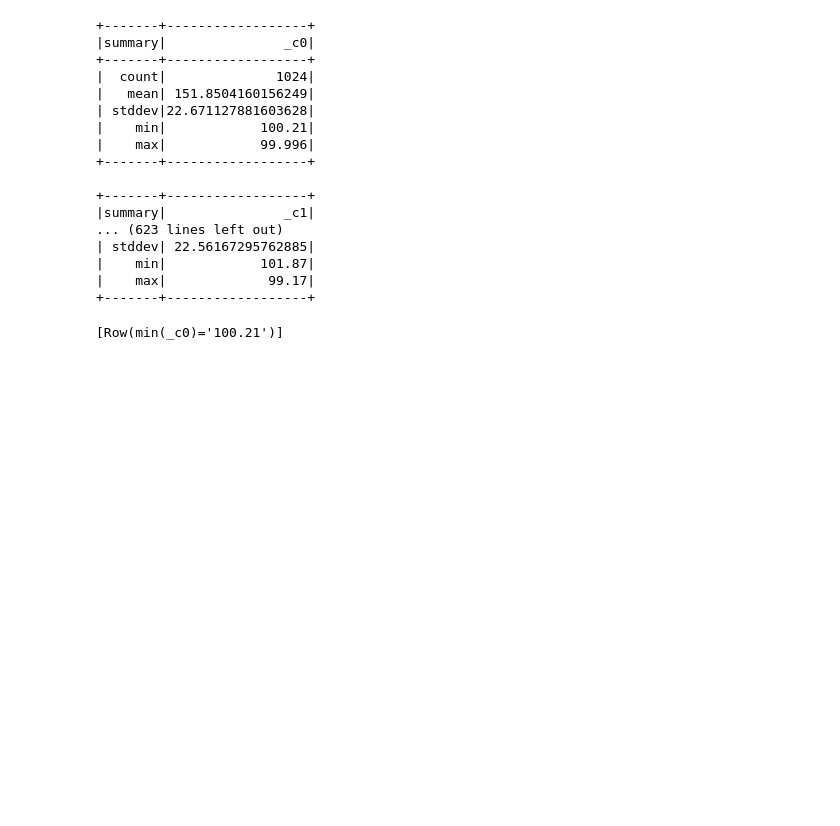
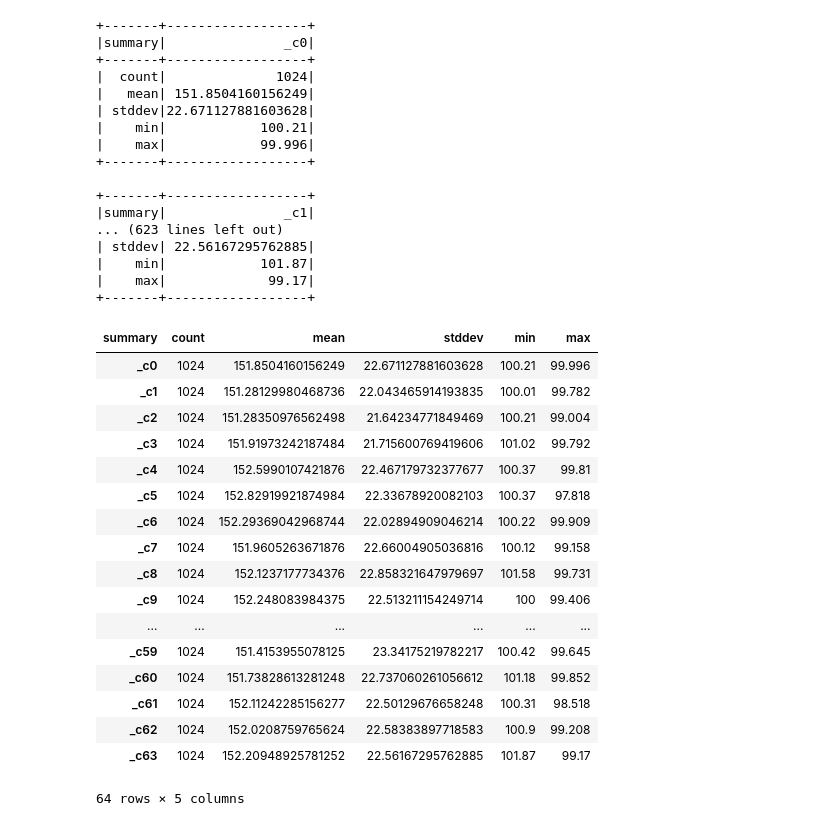
Before and after one commit to jmoakle2/CSC-510_Assignments, a Jupyter notebook: src/CSC510_Assignment1.ipynb, the cells around one changed output. Drawn from its saved outputs; the diff is of its cells as text; code cells hidden in the pictures; blank space fills up the shorter version.

```diff
--- a/src/CSC510_Assignment1.ipynb
+++ b/src/CSC510_Assignment1.ipynb
@@ -41,4 +38,24 @@ from pyspark.sql import functions
-# %%
-print(carpet.select(functions.min('_c0')).collect())
-# %% [output]
-[Row(min(_c0)='100.21')]
+# %%
+carpet_df = carpet.describe().toPandas().set_index('summary').T
+hardwood_df = hardwood.describe().toPandas().set_index('summary').T
+# %%
+carpet_df
+# %% [output]
+| summary | count | mean | stddev | min | max |
+| _c0 | 1024 | 151.8504160156249 | 22.671127881603628 | 100.21 | 99.996 |
+| _c1 | 1024 | 151.28129980468736 | 22.043465914193835 | 100.01 | 99.782 |
+| _c2 | 1024 | 151.28350976562498 | 21.64234771849469 | 100.21 | 99.004 |
+| _c3 | 1024 | 151.91973242187484 | 21.715600769419606 | 101.02 | 99.792 |
+| _c4 | 1024 | 152.5990107421876 | 22.467179732377677 | 100.37 | 99.81 |
+| _c5 | 1024 | 152.82919921874984 | 22.33678920082103 | 100.37 | 97.818 |
+| _c6 | 1024 | 152.29369042968744 | 22.02894909046214 | 100.22 | 99.909 |
+| _c7 | 1024 | 151.9605263671876 | 22.66004905036816 | 100.12 | 99.158 |
+| _c8 | 1024 | 152.1237177734376 | 22.858321647979697 | 101.58 | 99.731 |
+| _c9 | 1024 | 152.248083984375 | 22.513211154249714 | 100 | 99.406 |
+| ... | ... | ... | ... | ... | ... |
+| _c59 | 1024 | 151.4153955078125 | 23.34175219782217 | 100.42 | 99.645 |
+| _c60 | 1024 | 151.73828613281248 | 22.737060261056612 | 101.18 | 99.852 |
+| _c61 | 1024 | 152.11242285156277 | 22.50129676658248 | 100.31 | 98.518 |
+| _c62 | 1024 | 152.0208759765624 | 22.58383897718583 | 100.9 | 99.208 |
+| _c63 | 1024 | 152.20948925781252 | 22.56167295762885 | 101.87 | 99.17 |
+64 rows × 5 columns
```
Also changed, not shown: parts of 3 cells of this notebook.
